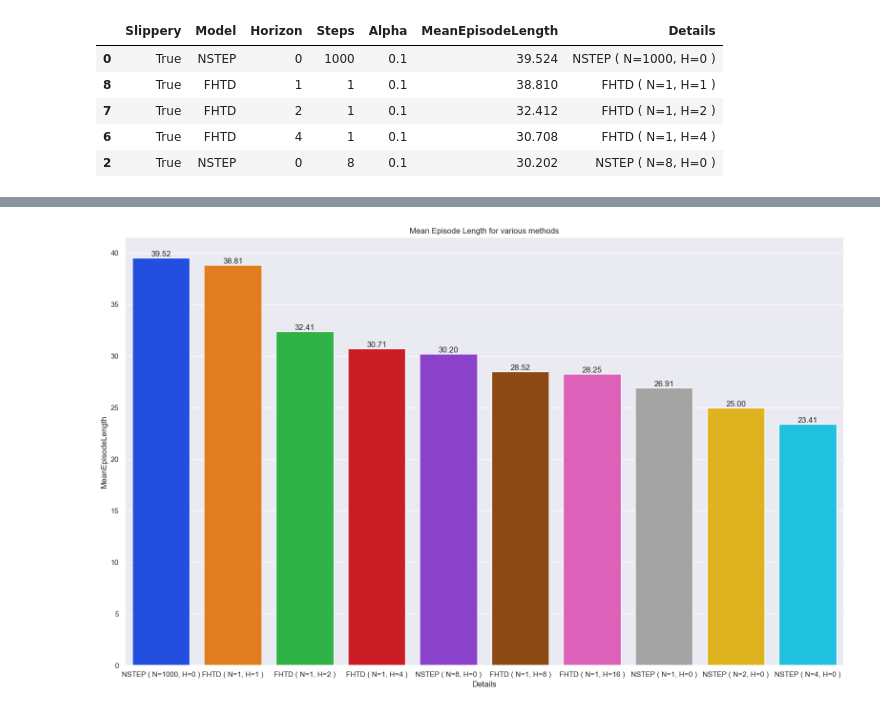
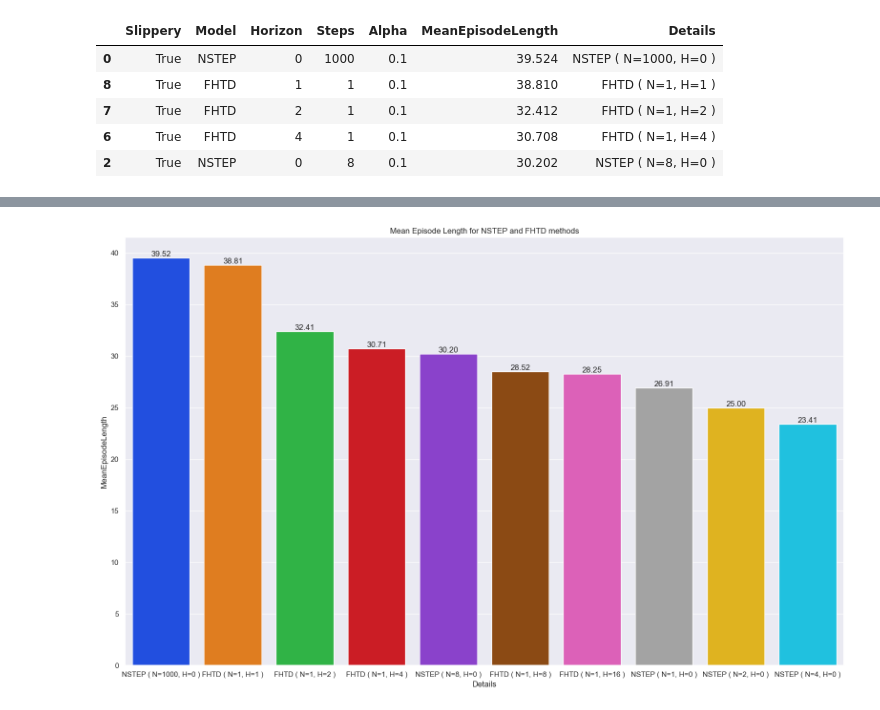
Before and after one commit to yotitan/RL-Slippery-Maze, a Jupyter notebook: graphs.ipynb, the cells around one changed output, grey strips where cells are left out. Saved outputs shown, nothing was run; the diff lists cells and outputs as text; code cells hidden in the pictures.

```diff
--- a/graphs.ipynb
+++ b/graphs.ipynb
@@ -91,11 +136,11 @@ me.head( )
 # %%
-ax = sns.barplot( data=me[(me['Slippery']==True)], x='Details', y='MeanEpisodeLength', palette='bright' )
+ax = sns.barplot( data=me[(me['Slippery']==True) & (me['Model']!='NSTEPFHTD')], x='Details', y='MeanEpisodeLength', palette='bright' )
 
 for container in ax.containers:
     ax.bar_label( container, fmt='%0.2f' )
 
-plt.title( 'Mean Episode Length for various methods' )
+plt.title( 'Mean Episode Length for NSTEP and FHTD methods' )
 plt.tight_layout( )
 plt.show( )
 # %% [output]
-[figure, old version]
+[figure, new version]
```
Also changed, not shown: parts of 16 cells of this notebook, 3 other files.
